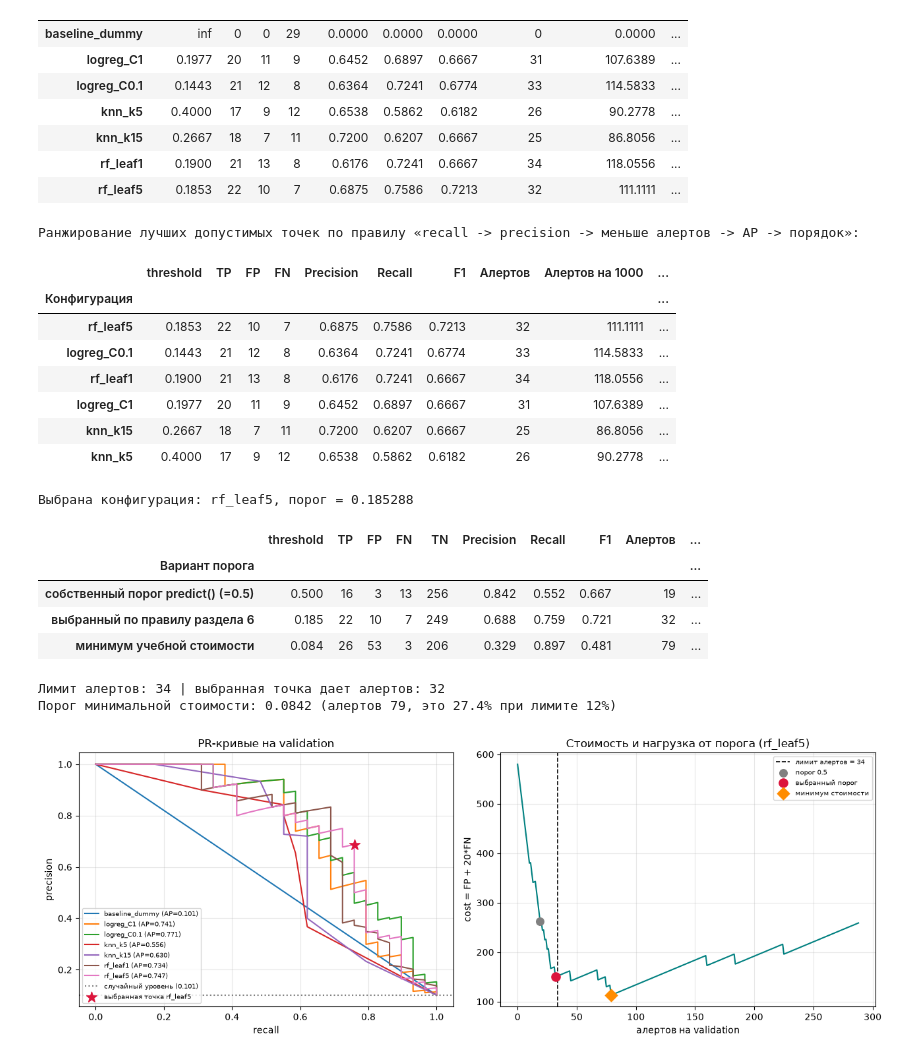
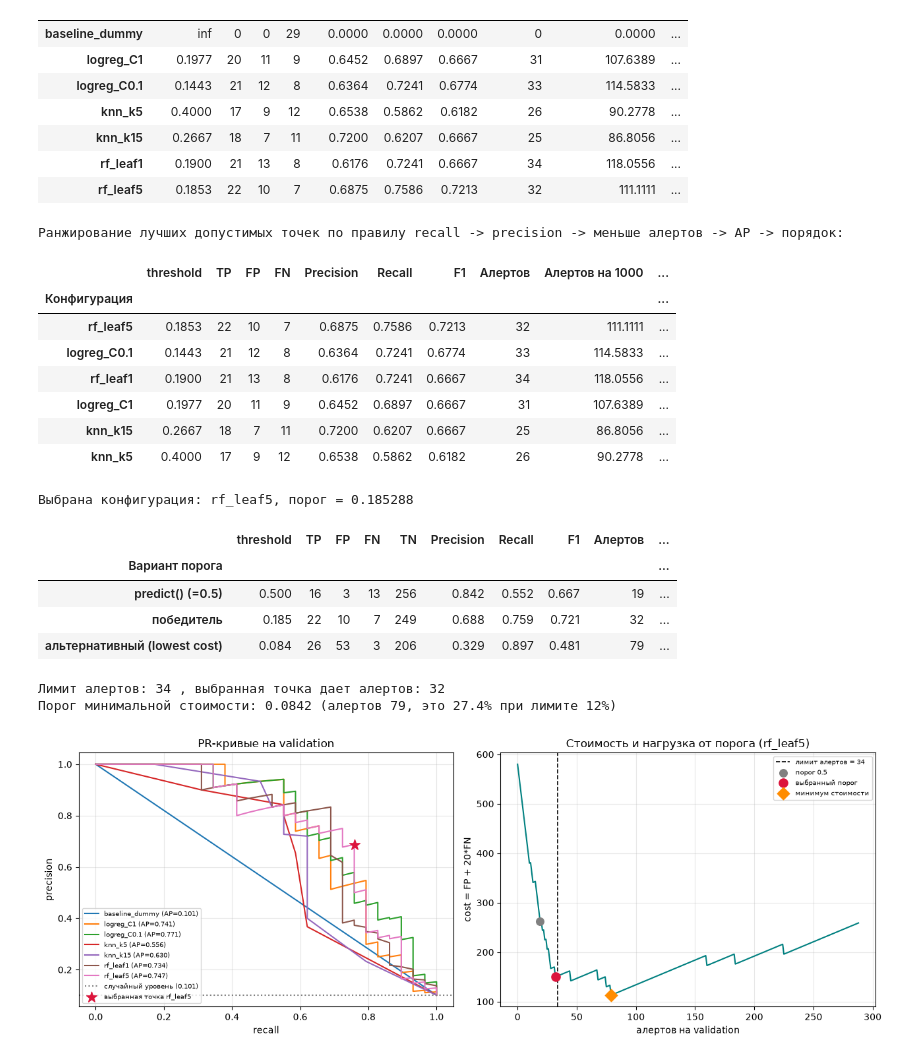
Before and after one commit to al1ccce/medved02, a Jupyter notebook: lab02.ipynb, the cells around one changed output. Saved outputs shown, nothing was run; the diff lists cells and outputs as text; code cells hidden in the pictures.

```diff
--- a/lab02.ipynb
+++ b/lab02.ipynb
@@ -770,12 +772,16 @@ display(BEST_VALID.round(4))
 | rf_leaf1 | 0.1900 | 21 | 13 | 8 | 0.6176 | 0.7241 | 0.6667 | 34 | 118.0556 | ... |
 | rf_leaf5 | 0.1853 | 22 | 10 | 7 | 0.6875 | 0.7586 | 0.7213 | 32 | 111.1111 | ... |
 # %%
+# Запоминаем порядок моделей
 order_idx = {name: i for i, name in enumerate(CONFIGS)}
+# Убираем baseline из сравнения
 candidates = BEST_VALID.drop(index='baseline_dummy').copy()
+# Добавляем порядковый номер
 candidates['_порядок'] = [order_idx[name] for name in candidates.index]
+# Сортировка
 ranked = candidates.sort_values(by=['Recall', 'Precision', 'Алертов', 'AP', '_порядок'],
                                 ascending=[False, False, True, False, True])
-print('Ранжирование лучших допустимых точек по правилу «recall -> precision -> меньше алертов -> AP -> порядок»:')
+print('Ранжирование лучших допустимых точек по правилу recall -> precision -> меньше алертов -> AP -> порядок:')
 display(ranked.drop(columns=['_порядок']).round(4))
 
 CHOSEN_CONFIG = str(ranked.index[0])
@@ -783,7 +789,7 @@ CHOSEN_THRESHOLD = float(ranked.iloc[0]['threshold'])
 CHOSEN_PIPELINE = fitted[CHOSEN_CONFIG]
 print(f'Выбрана конфигурация: {CHOSEN_CONFIG}, порог = {CHOSEN_THRESHOLD:.6f}')
 # %% [output]
-Ранжирование лучших допустимых точек по правилу «recall -> precision -> меньше алертов -> AP -> порядок»:
+Ранжирование лучших допустимых точек по правилу recall -> precision -> меньше алертов -> AP -> порядок:
 |  | threshold | TP | FP | FN | Precision | Recall | F1 | Алертов | Алертов на 1000 | ... |
 | Конфигурация |  |  |  |  |  |  |  |  |  | ... |
 | rf_leaf5 | 0.1853 | 22 | 10 | 7 | 0.6875 | 0.7586 | 0.7213 | 32 | 111.1111 | ... |
@@ -795,46 +801,45 @@ print(f'Выбрана конфигурация: {CHOSEN_CONFIG}, порог = {
 Выбрана конфигурация: rf_leaf5, порог = 0.185288
 # %%
 def eval_point(y_true, scores, thr, label):
-    """Метрики, нагрузка и стоимость для одной точки score >= thr."""
     y_true = np.asarray(y_true).astype(int)
     pred = (np.asarray(scores, dtype=float) >= thr).astype(int)
     tn, fp, fn, tp = confusion_matrix(y_true, pred, labels=[0, 1]).ravel()
     alerts = int(tp + fp)
     return {
         'Вариант порога': label,
         'threshold': round(float(thr), 4),
         'TP': int(tp), 'FP': int(fp), 'FN': int(fn), 'TN': int(tn),
         'Precision': tp / (tp + fp) if (tp + fp) else 0.0,
         'Recall': tp / (tp + fn) if (tp + fn) else 0.0,
         'F1': (2 * tp / (2 * tp + fp + fn)) if (2 * tp + fp + fn) else 0.0,
         'Алертов': alerts,
         'Алертов на 1000': 1000 * alerts / len(y_true),
         'cost = FP + 20*FN': int(fp + FN_COST * fn),
         'В пределах лимита': alerts <= ALLOWED_ALERTS,
     }
 
 
 tbl = THRESH_TABLES[CHOSEN_CONFIG]
 scores_val = val_scores[CHOSEN_CONFIG]
 min_cost_row = tbl.loc[tbl['cost'].idxmin()]
 
 WORKING_POINTS = pd.DataFrame([
-    eval_point(y_val, scores_val, 0.5, 'собственный порог predict() (=0.5)'),
-    eval_point(y_val, scores_val, CHOSEN_THRESHOLD, 'выбранный по правилу раздела 6'),
-    eval_point(y_val, scores_val, float(min_cost_row['threshold']), 'минимум учебной стоимости'),
+    eval_point(y_val, scores_val, 0.5, 'predict() (=0.5)'),
+    eval_point(y_val, scores_val, CHOSEN_THRESHOLD, 'победитель'),
+    eval_point(y_val, scores_val, float(min_cost_row['threshold']), 'альтернативный (lowest cost)'),
 ]).set_index('Вариант порога')
 display(WORKING_POINTS.round(3))
-print('Лимит алертов:', ALLOWED_ALERTS, '| выбранная точка дает алертов:', int(WORKING_POINTS.iloc[1]['Алертов']))
+print('Лимит алертов:', ALLOWED_ALERTS, ', выбранная точка дает алертов:', int(WORKING_POINTS.iloc[1]['Алертов']))
 print('Порог минимальной стоимости: {:.4f} (алертов {}, это {:.1f}% при лимите {:.0f}%)'.format(
     float(min_cost_row['threshold']), int(min_cost_row['Алертов']),
     100 * min_cost_row['Алертов'] / len(y_val), 100 * ALERT_LIMIT_SHARE))
 # %% [output]
 |  | threshold | TP | FP | FN | TN | Precision | Recall | F1 | Алертов | ... |
 | Вариант порога |  |  |  |  |  |  |  |  |  | ... |
-| собственный порог predict() (=0.5) | 0.500 | 16 | 3 | 13 | 256 | 0.842 | 0.552 | 0.667 | 19 | ... |
-| выбранный по правилу раздела 6 | 0.185 | 22 | 10 | 7 | 249 | 0.688 | 0.759 | 0.721 | 32 | ... |
-| минимум учебной стоимости | 0.084 | 26 | 53 | 3 | 206 | 0.329 | 0.897 | 0.481 | 79 | ... |
+| predict() (=0.5) | 0.500 | 16 | 3 | 13 | 256 | 0.842 | 0.552 | 0.667 | 19 | ... |
+| победитель | 0.185 | 22 | 10 | 7 | 249 | 0.688 | 0.759 | 0.721 | 32 | ... |
+| альтернативный (lowest cost) | 0.084 | 26 | 53 | 3 | 206 | 0.329 | 0.897 | 0.481 | 79 | ... |
-Лимит алертов: 34 | выбранная точка дает алертов: 32
+Лимит алертов: 34 , выбранная точка дает алертов: 32
 Порог минимальной стоимости: 0.0842 (алертов 79, это 27.4% при лимите 12%)
 # %%
 from sklearn.metrics import precision_recall_curve
```
Also changed, not shown: parts of 19 cells of this notebook.
